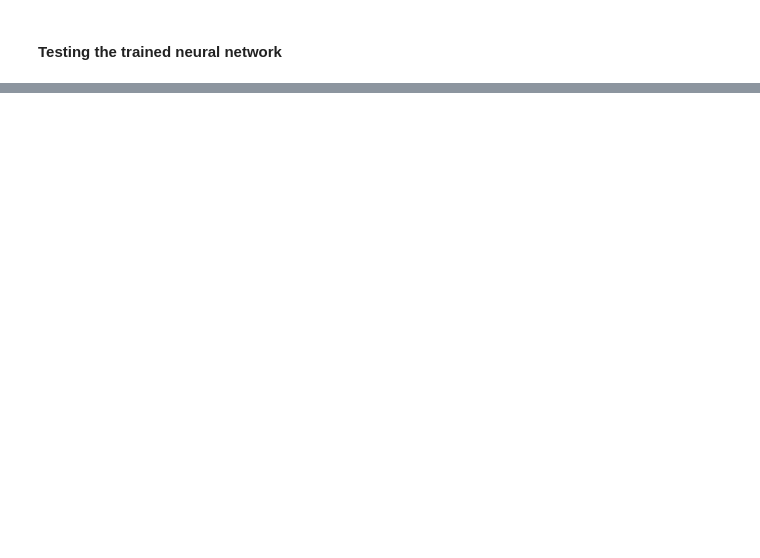
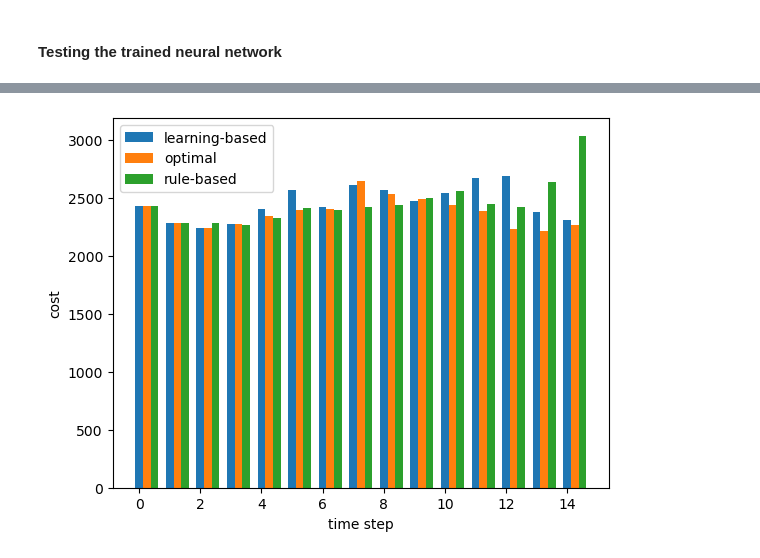
Before and after one commit to fabcaio/railwaynet_learning, a Jupyter notebook: rail_supervised.ipynb, the cells around one changed output, grey strips where cells are left out. Saved outputs shown, nothing was run; the diff lists cells and outputs as text; code cells hidden in the pictures; blank space fills up the shorter version.

```diff
--- a/rail_supervised.ipynb
+++ b/rail_supervised.ipynb
@@ -451,0 +351,12 @@ cntr_infeas_minlp, cntr_infeas_nlp
+# %%
+x = np.arange(len(stepcost_learning))
+
+plt.bar(x, stepcost_learning, width=0.25, label='learning-based')
+plt.bar(x+0.25, stepcost_optimal, width=0.25, label='optimal')
+plt.bar(x+0.5, stepcost_original, width=0.25, label='rule-based')
+plt.legend()
+plt.xlabel('time step')
+plt.ylabel('cost')
+plt.show()
+# %% [output]
+[figure, added]
```
Also changed, not shown: parts of 33 cells of this notebook, 3 other files.
